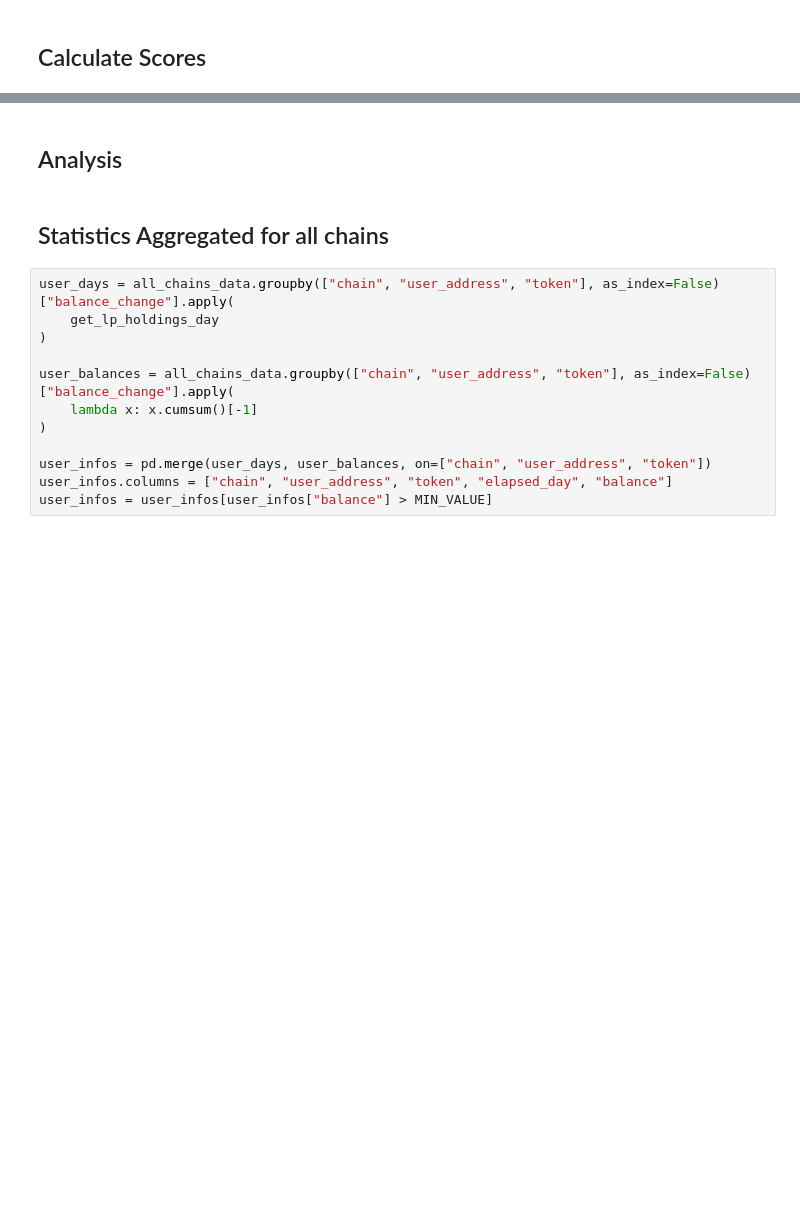
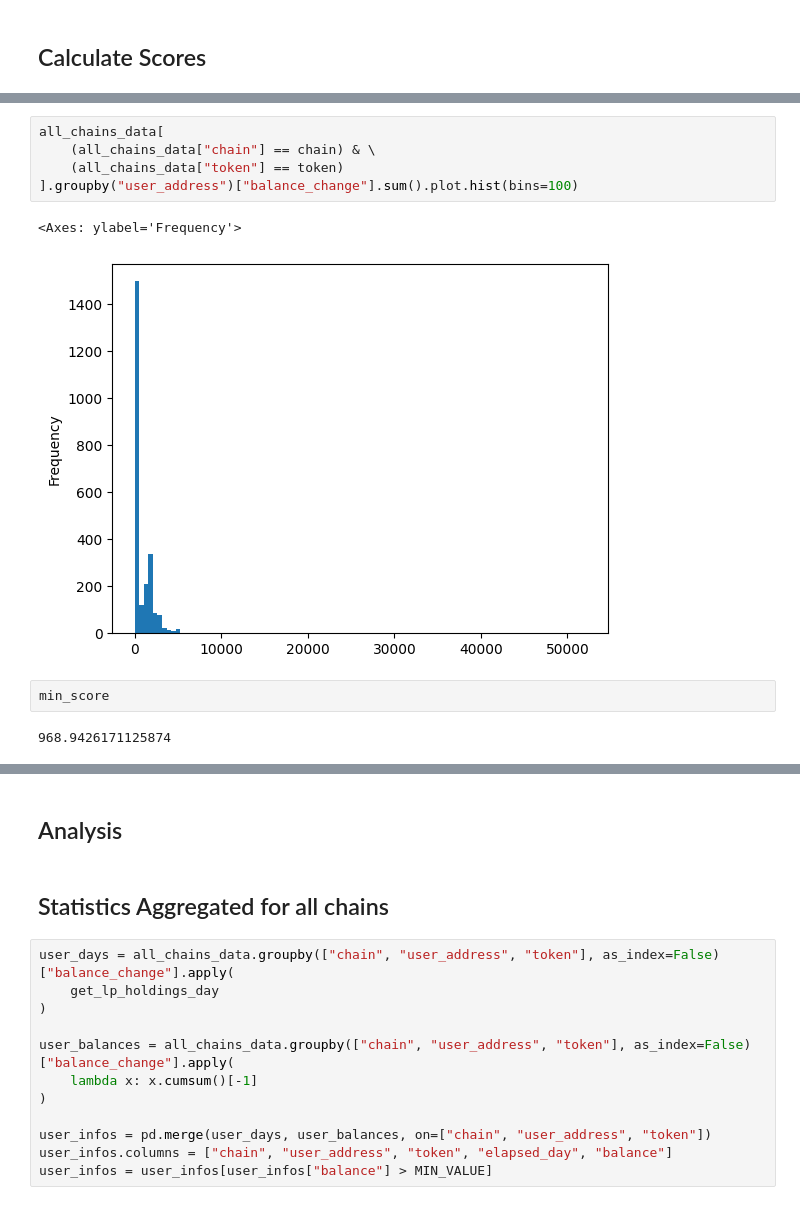
Before and after one commit to tann9949/connext-galxe-bot, a Jupyter notebook: notebooks/analysis.ipynb, the cells around one changed output, grey strips where cells are left out. Saved outputs shown, nothing was run; the diff lists cells and outputs as text; blank space fills up the shorter version.

```diff
--- a/notebooks/analysis.ipynb
+++ b/notebooks/analysis.ipynb
@@ -279,0 +359,12 @@ user_txs = all_chains_data[all_chains_data["user_address"] == query.lower()]
+# %%
+all_chains_data[
+    (all_chains_data["chain"] == chain) & \
+    (all_chains_data["token"] == token)
+].groupby("user_address")["balance_change"].sum().plot.hist(bins=100)
+# %% [output]
+<Axes: ylabel='Frequency'>
+[figure, added]
+# %%
+min_score
+# %% [output]
+968.9426171125874
```
Also changed, not shown: parts of 17 cells of this notebook, 1 other file.
